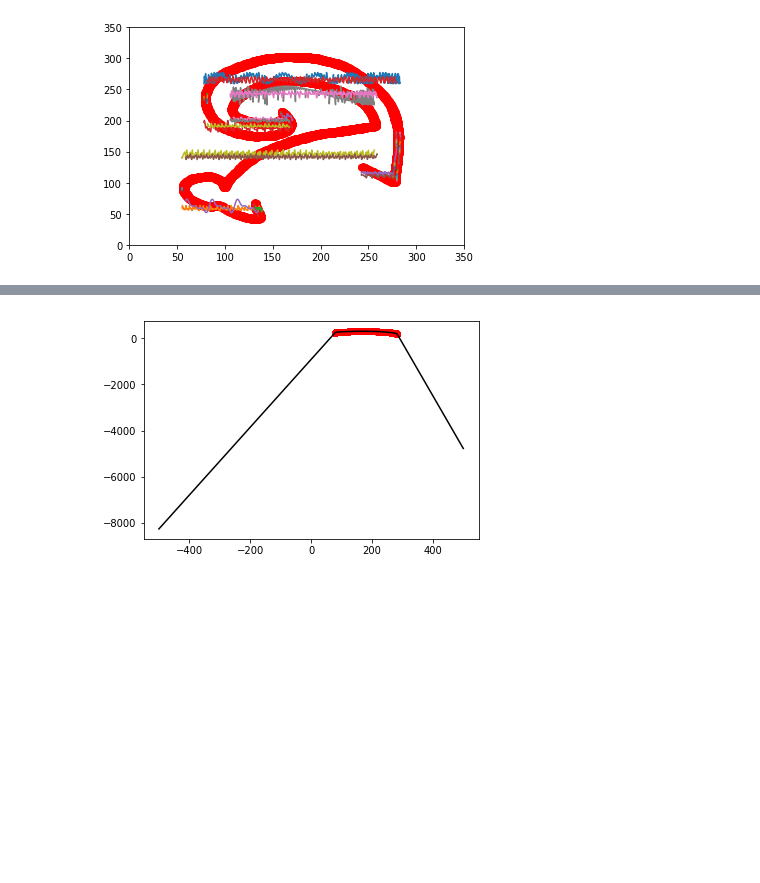
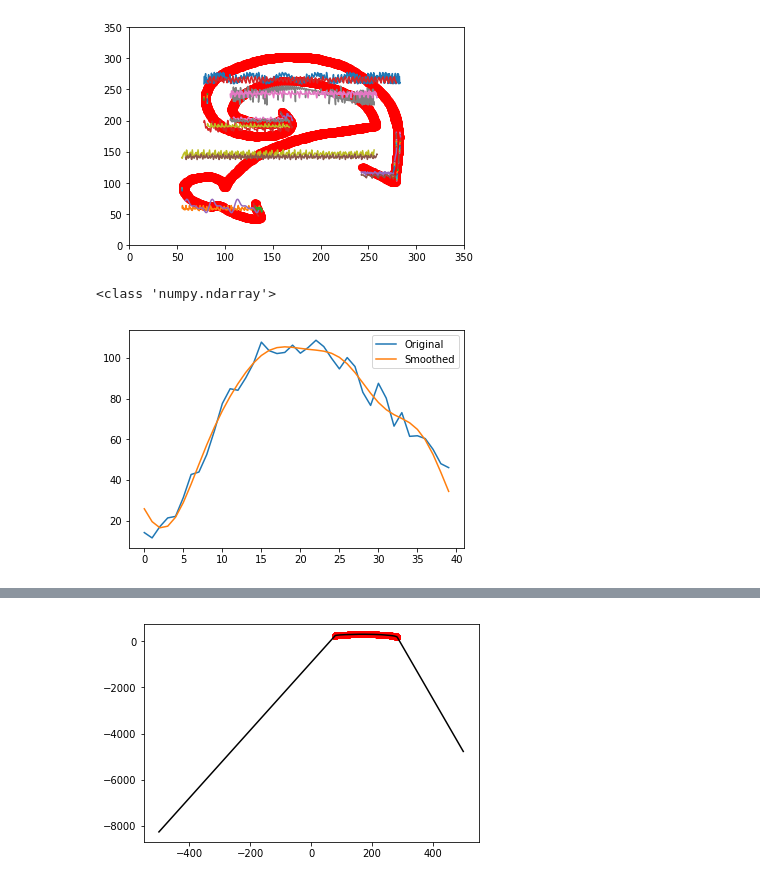
Before and after one commit to DeepFriedPollock/am_205_project, a Jupyter notebook: tyler_in_progress.ipynb, the cells around one changed output, grey strips where cells are left out. Saved outputs shown, nothing was run; the diff lists cells and outputs as text; code cells hidden in the pictures; blank space fills up the shorter version.

```diff
--- a/tyler_in_progress.ipynb
+++ b/tyler_in_progress.ipynb
@@ -453,3 +453,20 @@ lenght of cut 5
 lenght of cut 2
 lenght of cut 3
 [figure]
+# %%
+import numpy as np
+
+x = np.arange(40)
+y = np.log(x + 1) * np.exp(-x/8.) * x**2 + np.random.random(40) * 15
+print(type(y))
+rft = np.fft.rfft(y)
+rft[5:] = 0   # Note, rft.shape = 21
+y_smooth = np.fft.irfft(rft)
+
+plt.plot(x, y, label='Original')
+plt.plot(x, y_smooth, label='Smoothed')
+plt.legend(loc=0)
+plt.show()
+# %% [output]
+<class 'numpy.ndarray'>
+[figure, added]
```
Also changed, not shown: parts of 3 cells of this notebook.
